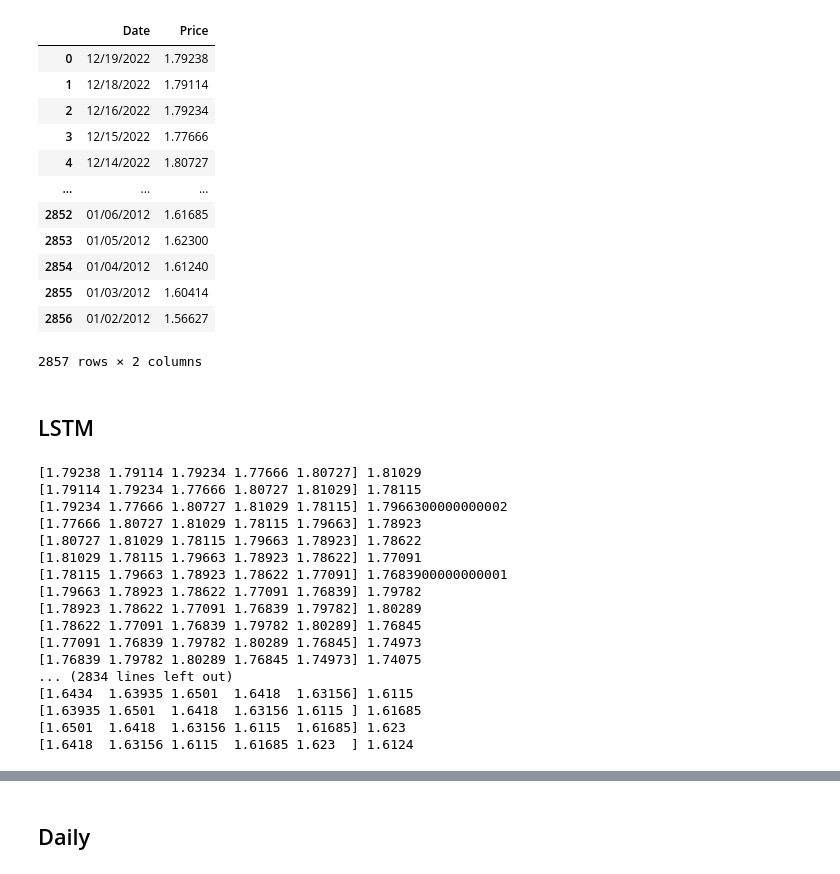
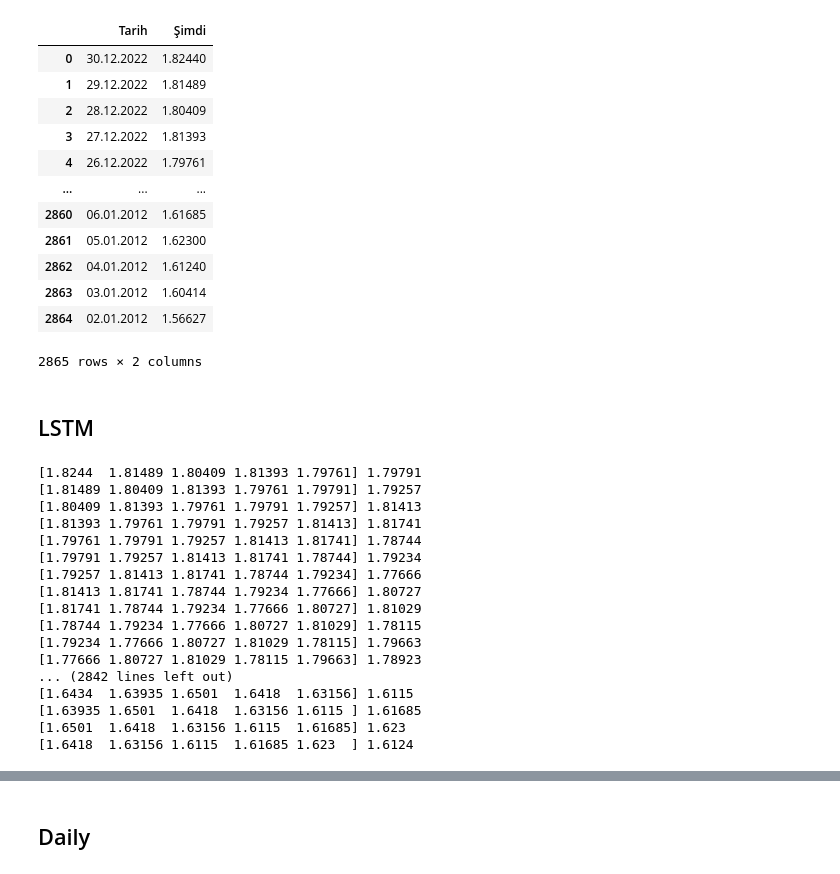
Before and after one commit to Ancouse/CMPE_460, a Jupyter notebook: Term Project/Projects/XAU_USD.ipynb, the cells around one changed output, grey strips where cells are left out. Cells and saved outputs as stored; diff of their text form; code cells hidden in the pictures.

```diff
--- a/Term Project/Projects/XAU_USD.ipynb
+++ b/Term Project/Projects/XAU_USD.ipynb
@@ -25,2 +26,3 @@ memory usage: 156.4+ KB
 # %%
-df = data_gold_usd.drop(['Open','High','Low','Vol.','Change %'], axis=1)
+df = data_gold_usd.drop(['Açılış','Yüksek','Düşük','Hac.','Fark %'], axis=1)
+df
@@ -27,20 +43,20 @@ df = data_gold_usd.drop(['Open','High','Low','Vol.','Change %'], axis=1)
 # %%
-df['Price'] = df['Price'].apply(lambda x: float(x.split()[0].replace(',', ''))/1000)
+df['Şimdi'] = df['Şimdi'].apply(lambda x: float(x.split()[0].replace(',', '')))
 df
 # %% [output]
-|  | Date | Price |
-| 0 | 12/19/2022 | 1.79238 |
-| 1 | 12/18/2022 | 1.79114 |
-| 2 | 12/16/2022 | 1.79234 |
-| 3 | 12/15/2022 | 1.77666 |
-| 4 | 12/14/2022 | 1.80727 |
+|  | Tarih | Şimdi |
+| 0 | 30.12.2022 | 1.82440 |
+| 1 | 29.12.2022 | 1.81489 |
+| 2 | 28.12.2022 | 1.80409 |
+| 3 | 27.12.2022 | 1.81393 |
+| 4 | 26.12.2022 | 1.79761 |
 | ... | ... | ... |
-| 2852 | 01/06/2012 | 1.61685 |
-| 2853 | 01/05/2012 | 1.62300 |
-| 2854 | 01/04/2012 | 1.61240 |
-| 2855 | 01/03/2012 | 1.60414 |
-| 2856 | 01/02/2012 | 1.56627 |
+| 2860 | 06.01.2012 | 1.61685 |
+| 2861 | 05.01.2012 | 1.62300 |
+| 2862 | 04.01.2012 | 1.61240 |
+| 2863 | 03.01.2012 | 1.60414 |
+| 2864 | 02.01.2012 | 1.56627 |
-2857 rows × 2 columns
+2865 rows × 2 columns
 # %% [markdown]
 ## LSTM
 # %%
@@ -63,7 +79,7 @@ def split_sequence(sequence, n_steps):
 	return array(X), array(y)
 
 # define input sequence
-raw_seq = df['Price']
+raw_seq = df['Şimdi']
 # choose a number of time steps
 n_steps = 5
 # split into samples
@@ -72,19 +88,19 @@ X, y = split_sequence(raw_seq, n_steps)
 for i in range(len(X)):
 	print(X[i], y[i])
 # %% [output]
-[1.79238 1.79114 1.79234 1.77666 1.80727] 1.81029
-[1.79114 1.79234 1.77666 1.80727 1.81029] 1.78115
-[1.79234 1.77666 1.80727 1.81029 1.78115] 1.7966300000000002
+[1.8244  1.81489 1.80409 1.81393 1.79761] 1.79791
+[1.81489 1.80409 1.81393 1.79761 1.79791] 1.79257
+[1.80409 1.81393 1.79761 1.79791 1.79257] 1.81413
+[1.81393 1.79761 1.79791 1.79257 1.81413] 1.81741
+[1.79761 1.79791 1.79257 1.81413 1.81741] 1.78744
+[1.79791 1.79257 1.81413 1.81741 1.78744] 1.79234
+[1.79257 1.81413 1.81741 1.78744 1.79234] 1.77666
+[1.81413 1.81741 1.78744 1.79234 1.77666] 1.80727
+[1.81741 1.78744 1.79234 1.77666 1.80727] 1.81029
+[1.78744 1.79234 1.77666 1.80727 1.81029] 1.78115
+[1.79234 1.77666 1.80727 1.81029 1.78115] 1.79663
 [1.77666 1.80727 1.81029 1.78115 1.79663] 1.78923
-[1.80727 1.81029 1.78115 1.79663 1.78923] 1.78622
-[1.81029 1.78115 1.79663 1.78923 1.78622] 1.77091
-[1.78115 1.79663 1.78923 1.78622 1.77091] 1.7683900000000001
-[1.79663 1.78923 1.78622 1.77091 1.76839] 1.79782
-[1.78923 1.78622 1.77091 1.76839 1.79782] 1.80289
-[1.78622 1.77091 1.76839 1.79782 1.80289] 1.76845
-[1.77091 1.76839 1.79782 1.80289 1.76845] 1.74973
-[1.76839 1.79782 1.80289 1.76845 1.74973] 1.74075
-... (2834 lines left out)
+... (2842 lines left out)
 [1.6434  1.63935 1.6501  1.6418  1.63156] 1.6115
 [1.63935 1.6501  1.6418  1.63156 1.6115 ] 1.61685
 [1.6501  1.6418  1.63156 1.6115  1.61685] 1.623
```
Also changed, not shown: parts of 16 cells of this notebook, 19 other files.
